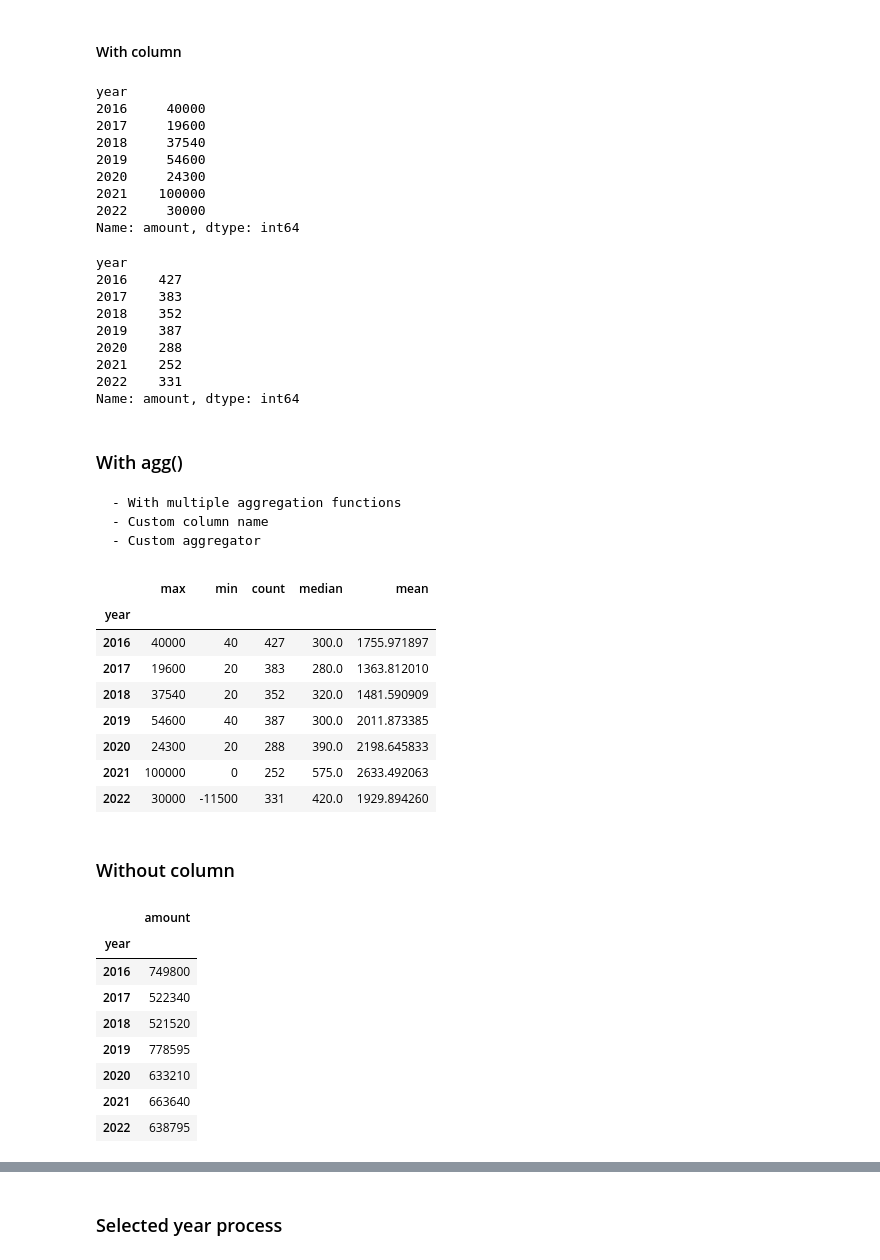
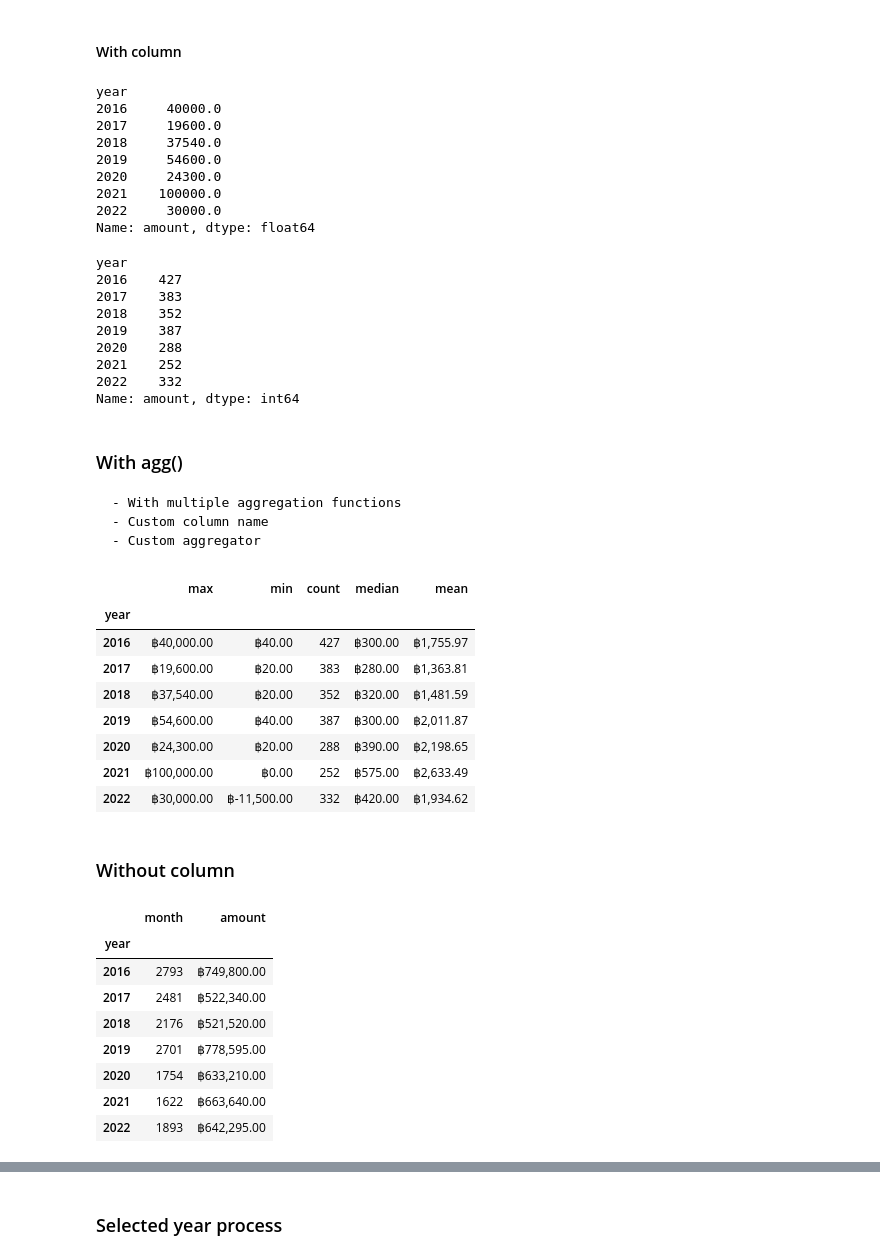
Before and after one commit to santimcs/A7, a Jupyter notebook: YTD Net Profit/910-Yearly Expenses.ipynb, the cells around one changed output, grey strips where cells are left out. Drawn from its saved outputs; the diff is of its cells as text; code cells hidden in the pictures.

```diff
--- a/YTD Net Profit/910-Yearly Expenses.ipynb
+++ b/YTD Net Profit/910-Yearly Expenses.ipynb
@@ -11,13 +11,8 @@ import calendar
 engine = create_engine("sqlite:///c:\\ruby\\expense\\db\\development.sqlite3")
 connection = engine.connect()
 
-format_dict = {'amount':'{:,}','y_amt':'{:,}','yoy_gain':'{:,}',
-               'q_amt_c':'{:,}','q_amt_p':'{:,}',
-               'aq_amt':'{:,}','ay_amt':'{:,}','acc_gain':'{:,}',
-               'latest_amt':'{:,}','previous_amt':'{:,}','inc_amt':'{:,}',
-               'latest_amt_q':'{:,}','previous_amt_q':'{:,}','inc_amt_q':'{:,}',
-               'latest_amt_y':'{:,}','previous_amt_y':'{:,}','inc_amt_y':'{:,}',
-               'inc_pct':'{:.2f}','inc_pct_q':'{:.2f}','inc_pct_y':'{:.2f}'}
+format_dict = {'amount':'฿{:,.2f}','max':'฿{:,.2f}','min':'฿{:,.2f}',
+              'median':'฿{:,.2f}','mean':'฿{:,.2f}'}
 year = 2022
 today = date.today()
 today
@@ -52,0 +79,5 @@ df.sample(5).style.format(format_dict)
+# %%
+df['year'] = df['year'].astype('int64')
+df['month'] = df['month'].astype('int64')
+df['amount'] = df['amount'].astype('float')
+df.dtypes
@@ -131,14 +157,14 @@ Generally speaking, “group by” is referring to a process involving one or mo
 df.groupby('year').amount.max()
 # %% [output]
 year
-2016     40000
-2017     19600
-2018     37540
-2019     54600
-2020     24300
-2021    100000
-2022     30000
-Name: amount, dtype: int64
+2016     40000.0
+2017     19600.0
+2018     37540.0
+2019     54600.0
+2020     24300.0
+2021    100000.0
+2022     30000.0
+Name: amount, dtype: float64
 # %%
 df.groupby('year').amount.count()
 # %% [output]
@@ -149,7 +175,7 @@ year
 2019    387
 2020    288
 2021    252
-2022    331
+2022    332
 Name: amount, dtype: int64
 # %% [markdown]
 ### With agg()
@@ -158,33 +184,33 @@ Name: amount, dtype: int64
     - Custom aggregator
 # %%
 # there is a function called .agg() and it allows us to specify multiple aggregation functions at once
-df.groupby('year').amount.agg(['max', 'min', 'count', 'median', 'mean'])
+df.groupby('year').amount.agg(['max', 'min', 'count', 'median', 'mean']).style.format(format_dict)
 # %% [output]
 |  | max | min | count | median | mean |
 | year |  |  |  |  |  |
-| 2016 | 40000 | 40 | 427 | 300.0 | 1755.971897 |
-| 2017 | 19600 | 20 | 383 | 280.0 | 1363.812010 |
-| 2018 | 37540 | 20 | 352 | 320.0 | 1481.590909 |
-| 2019 | 54600 | 40 | 387 | 300.0 | 2011.873385 |
-| 2020 | 24300 | 20 | 288 | 390.0 | 2198.645833 |
-| 2021 | 100000 | 0 | 252 | 575.0 | 2633.492063 |
-| 2022 | 30000 | -11500 | 331 | 420.0 | 1929.894260 |
+| 2016 | ฿40,000.00 | ฿40.00 | 427 | ฿300.00 | ฿1,755.97 |
+| 2017 | ฿19,600.00 | ฿20.00 | 383 | ฿280.00 | ฿1,363.81 |
+| 2018 | ฿37,540.00 | ฿20.00 | 352 | ฿320.00 | ฿1,481.59 |
+| 2019 | ฿54,600.00 | ฿40.00 | 387 | ฿300.00 | ฿2,011.87 |
+| 2020 | ฿24,300.00 | ฿20.00 | 288 | ฿390.00 | ฿2,198.65 |
+| 2021 | ฿100,000.00 | ฿0.00 | 252 | ฿575.00 | ฿2,633.49 |
+| 2022 | ฿30,000.00 | ฿-11,500.00 | 332 | ฿420.00 | ฿1,934.62 |
 # %% [markdown]
 ### Without column
 # %%
 # Turns out when writting a groupby you don't actually have to specify a column like beer_servings. Without a column,
 # it will perform the aggregation across all of the numeric columns
-df.groupby('year').sum()
+df.groupby('year').sum().style.format(format_dict)
 # %% [output]
-|  | amount |
-| year |  |
-| 2016 | 749800 |
-| 2017 | 522340 |
-| 2018 | 521520 |
-| 2019 | 778595 |
-| 2020 | 633210 |
-| 2021 | 663640 |
-| 2022 | 638795 |
+|  | month | amount |
+| year |  |  |
+| 2016 | 2793 | ฿749,800.00 |
+| 2017 | 2481 | ฿522,340.00 |
+| 2018 | 2176 | ฿521,520.00 |
+| 2019 | 2701 | ฿778,595.00 |
+| 2020 | 1754 | ฿633,210.00 |
+| 2021 | 1622 | ฿663,640.00 |
+| 2022 | 1893 | ฿642,295.00 |
 # %%
 # Creating a subset
 subset = df.loc[:, ['year', 'month', 'amount']]
```
Also changed, not shown: parts of 22 cells of this notebook, 41 other files.
